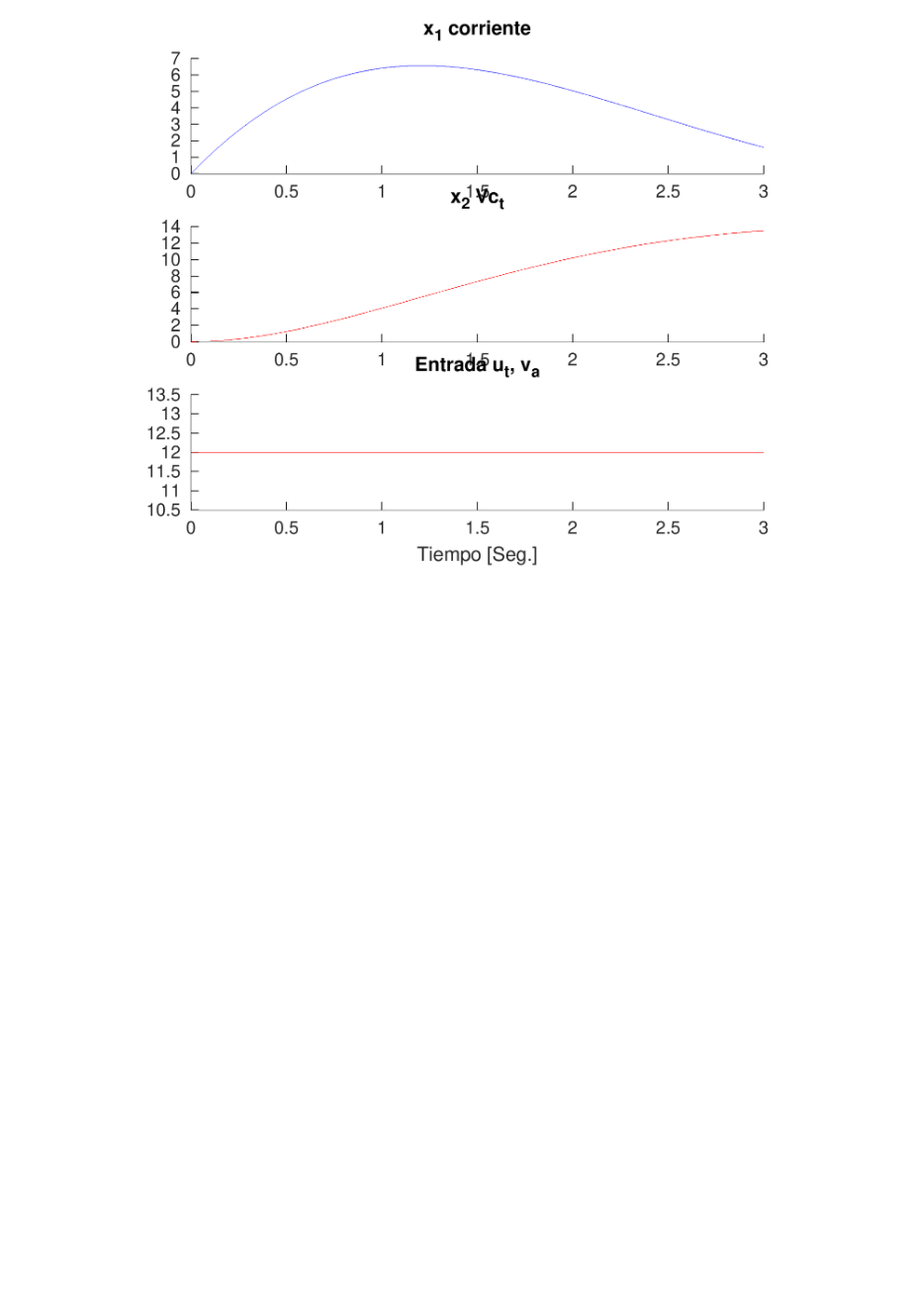
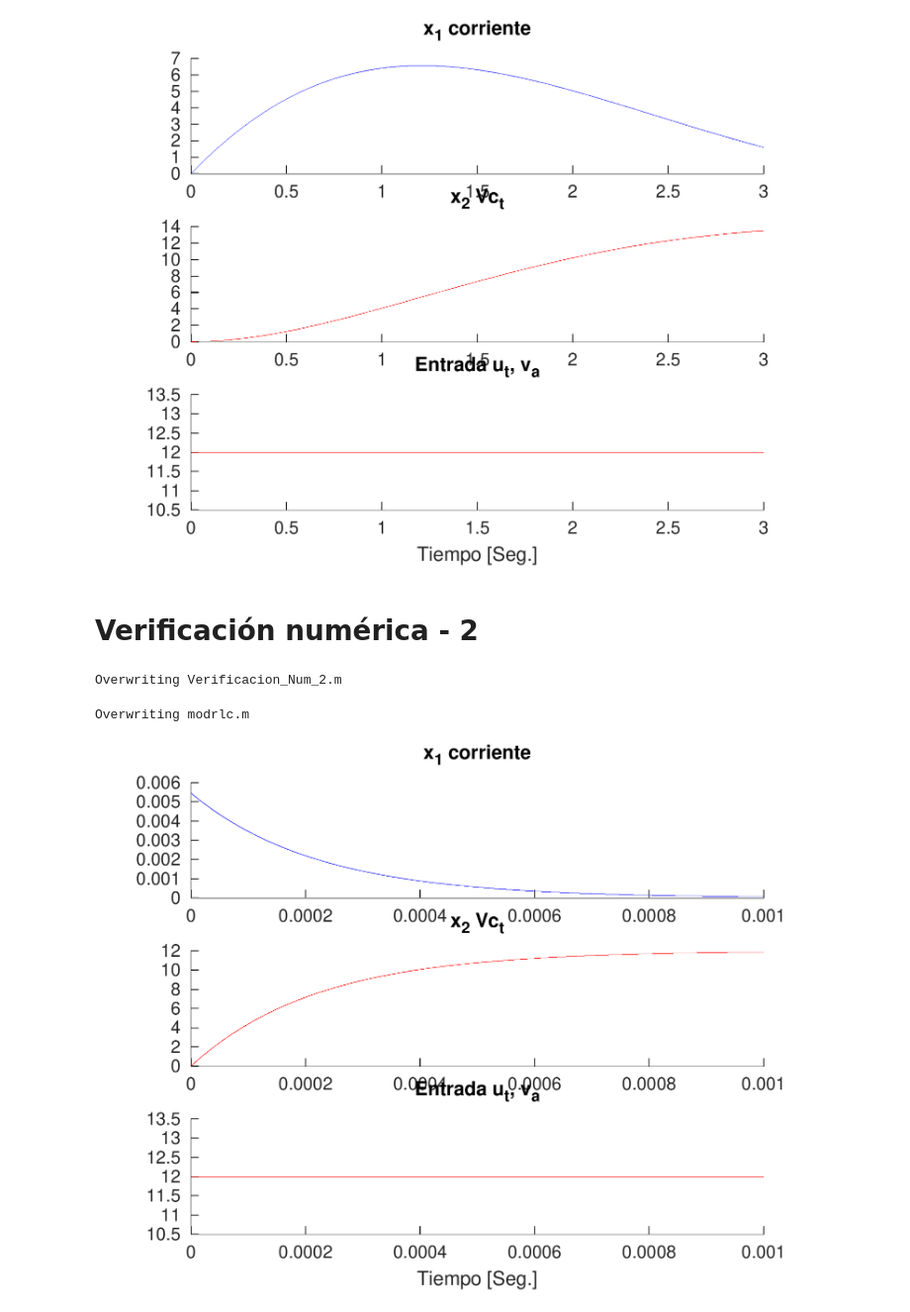
Before and after one commit to jgp20/HCSPD2024, a Jupyter notebook: Actividades_Clase1.ipynb, the cells around one changed output. Shown at 99% size. Drawn from its saved outputs; the diff is of its cells as text; code cells hidden in the pictures; blank space fills up the shorter version.

```diff
--- a/Actividades_Clase1.ipynb
+++ b/Actividades_Clase1.ipynb
@@ -191,3 +192,56 @@ imt = Image.open("/content/Vars_temporal.png")
 imt
 # %% [output]
 [figure]
+# %% [markdown]
+# Verificación numérica - 2
+# %%
+%%writefile Verificacion_Num_2.m
+clc;clear all;
+warning('off','all');
+X=[0; 0];ii=0;
+t_etapa=1e-8;tF=1e-3;
+color_='r';
+color='b';
+u=12;
+% x1(1)=X(1);%corriente
+% x2(2)=X(2);%tensión en el capacitor
+for t=0:t_etapa:tF
+  ii=ii+1;
+  %k=ii+2;
+  x1(ii)=X(1);%corriente
+  x2(ii)=X(2);%tensión en el capacitor
+  X=modrlc(t_etapa, X, u);
+  acc(ii)=u;
+end
+t=0:t_etapa:tF;
+hfig1 = figure(1); set(hfig1, 'Visible', 'off');
+subplot(3,1,1);hold on;
+plot(t,x1,color);title('x_1 corriente'); hold on;
+subplot(3,1,2);hold on;
+plot(t,x2,color_);title('x_2 Vc_t');
+subplot(3,1,3);hold on;
+plot(t,acc,color_);title('Entrada u_t, v_a');
+xlabel('Tiempo [Seg.]');
+print(hfig1,'Vars_temporal','-r300','-dpng');
+save('Verificacion_Num_2.mat','-v7');
+# %% [output]
+Overwriting Verificacion_Num_2.m
+# %%
+%%writefile modrlc.m
+%Funcion modelo
+function [X]=modrlc(t_etapa, xant, accion)
+h=1e-9;
+%t_simul=1e-8;
+R=2200;L=10e-6;C=100e-9;
+A=[-R/L, -1/L;1/C,0];B=[1/L;0];%
+% eig(A)
+% 1./ans
+C=[R 0];u=accion;
+x=xant;
+for ii=1:t_etapa/h
+xp=A*x+B*u;
+x=x+xp*h;
+end
+X=[x];%x1 corriente, x2 tensión
+# %% [output]
+Overwriting modrlc.m
@@ -193,0 +253,6 @@ imt
+# %%
+from PIL import Image
+imt = Image.open("/content/Vars_temporal.png")
+imt
+# %% [output]
+[figure, added]
```
Also changed, not shown: parts of 2 cells of this notebook.
